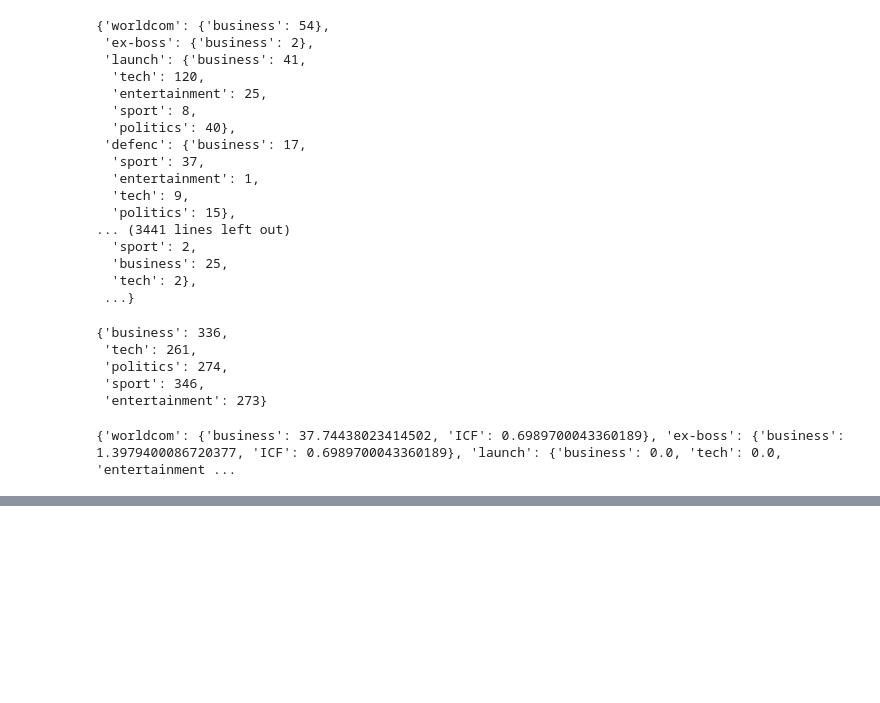
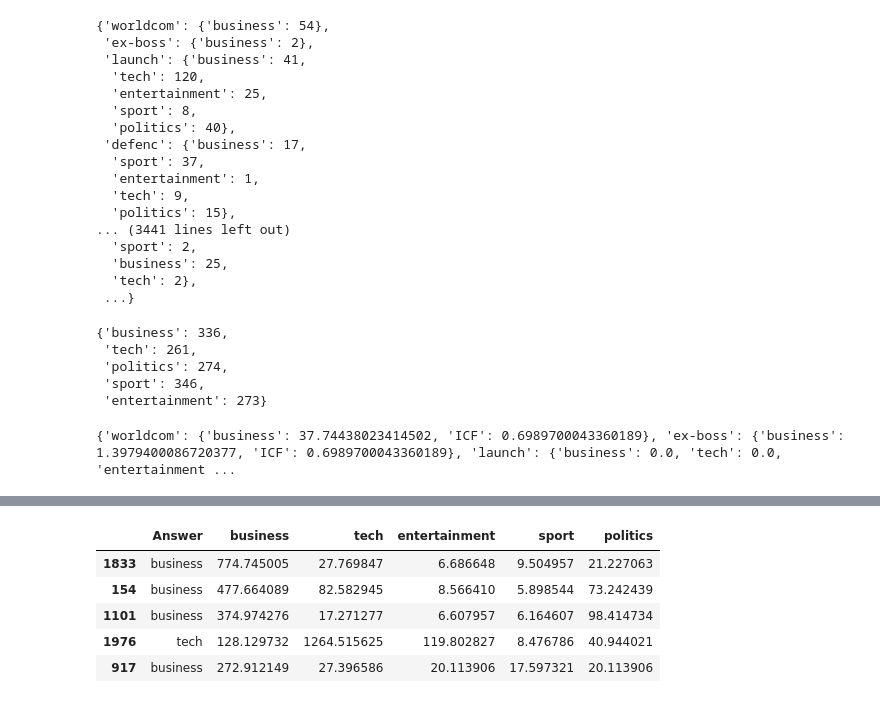
Before and after one commit to Kartik20440/IR_A2, a Jupyter notebook: Q2.ipynb, the cells around one changed output, grey strips where cells are left out. Cells and saved outputs as stored; diff of their text form; code cells hidden in the pictures; blank space fills up the shorter version.

```diff
--- a/Q2.ipynb
+++ b/Q2.ipynb
@@ -191,3 +191,24 @@ for word in word_dict:
 print(word_dict)
 # %% [output]
 {'worldcom': {'business': 37.74438023414502, 'ICF': 0.6989700043360189}, 'ex-boss': {'business': 1.3979400086720377, 'ICF': 0.6989700043360189}, 'launch': {'business': 0.0, 'tech': 0.0, 'entertainment ...
+# %%
+articles = df['ArticleId'].to_list()
+text = df['Text'].to_list()
+categories = df['Category'].to_list()
+# Create a dictionary to store the TF-ICF scores for each article
+tf_icf_scores = {}
+index = 0
+for article in articles:
+    if article not in tf_icf_scores.keys():
+        tf_icf_scores[article] = {'Answer': categories[index]}
+    for i in text[index].split():
+        if i in word_dict.keys():
+            for j in word_dict[i].keys():
+                if j != 'ICF':
+                    if j not in tf_icf_scores[article].keys():
+                        tf_icf_scores[article][j] = word_dict[i][j]
+                    else:
+                        tf_icf_scores[article][j] += word_dict[i][j]
+    index += 1
+
+tf_icf_scores
@@ -193,0 +233,10 @@ print(word_dict)
+# %%
+Modified_df = pd.DataFrame.from_dict(tf_icf_scores,orient='index')
+Modified_df.head()
+# %% [output]
+|  | Answer | business | tech | entertainment | sport | politics |
+| 1833 | business | 774.745005 | 27.769847 | 6.686648 | 9.504957 | 21.227063 |
+| 154 | business | 477.664089 | 82.582945 | 8.566410 | 5.898544 | 73.242439 |
+| 1101 | business | 374.974276 | 17.271277 | 6.607957 | 6.164607 | 98.414734 |
+| 1976 | tech | 128.129732 | 1264.515625 | 119.802827 | 8.476786 | 40.944021 |
+| 917 | business | 272.912149 | 27.396586 | 20.113906 | 17.597321 | 20.113906 |
```
Also changed, not shown: parts of 3 cells of this notebook.
